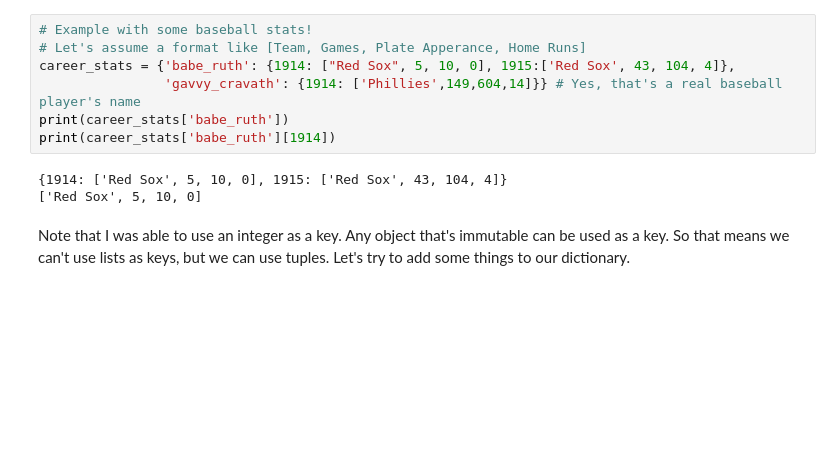
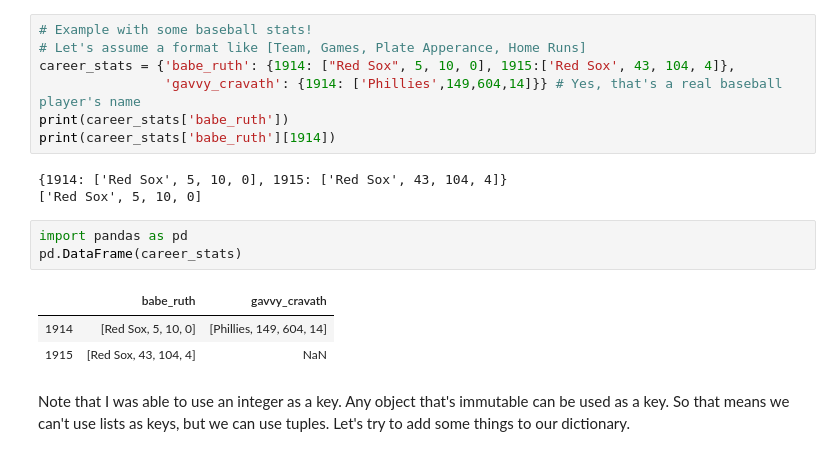
Before and after one commit to dirtylittledirtbike/dsp, a Jupyter notebook: lessons/python_intro/python_review_and_best_practices.ipynb, the cells around one changed output. Cells and saved outputs as stored; diff of their text form; blank space fills up the shorter version.

```diff
--- a/lessons/python_intro/python_review_and_best_practices.ipynb
+++ b/lessons/python_intro/python_review_and_best_practices.ipynb
@@ -202,6 +202,13 @@ print(career_stats['babe_ruth'][1914])
 # %% [output]
 {1914: ['Red Sox', 5, 10, 0], 1915: ['Red Sox', 43, 104, 4]}
 ['Red Sox', 5, 10, 0]
+# %%
+import pandas as pd
+pd.DataFrame(career_stats)
+# %% [output]
+|  | babe_ruth | gavvy_cravath |
+| 1914 | [Red Sox, 5, 10, 0] | [Phillies, 149, 604, 14] |
+| 1915 | [Red Sox, 43, 104, 4] | NaN |
 # %% [markdown]
 Note that I was able to use an integer as a key. Any object that's immutable can be used as a key. So that means we can't use lists as keys, but we can use tuples. Let's try to add some things to our dictionary.
 # %%
```
Also changed, not shown: parts of 35 cells of this notebook, 5 other files.
